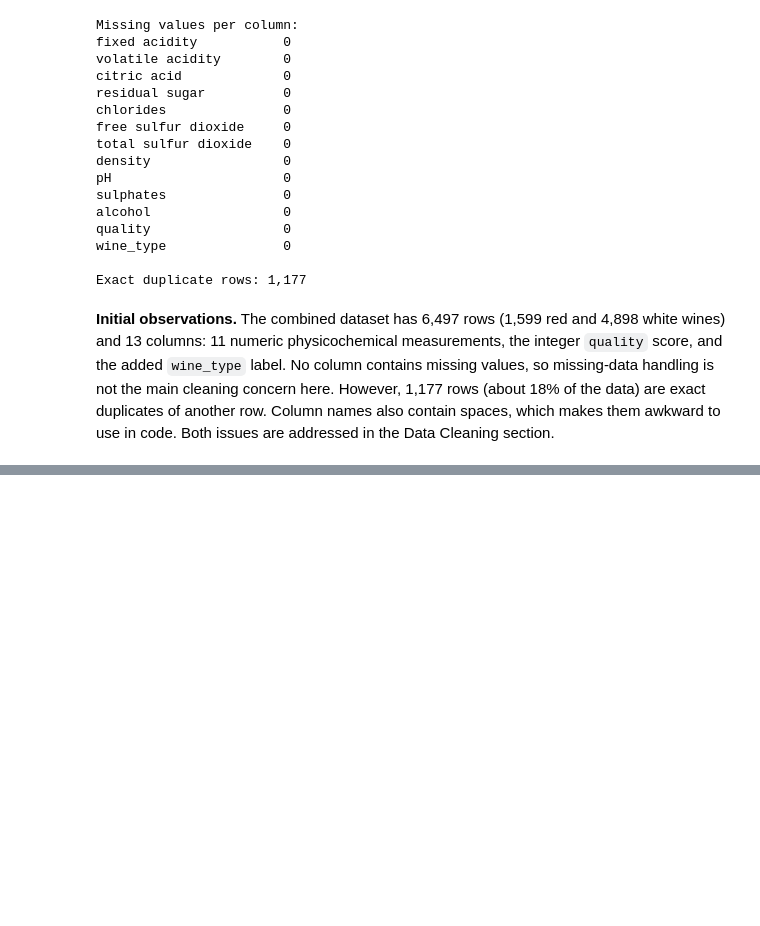
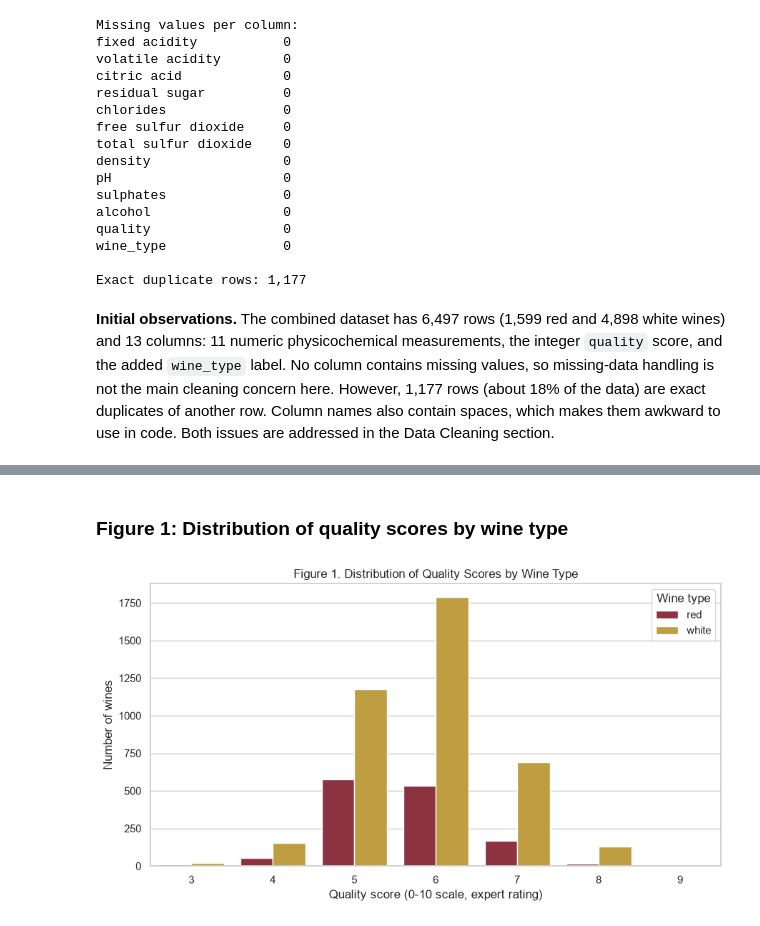
Before and after one commit to alexander-kuzmin-us/ai-programming-foundations-project, a Jupyter notebook: data_workflow.ipynb, the cells around one changed output, grey strips where cells are left out. Cells and saved outputs as stored; diff of their text form; code cells hidden in the pictures; blank space fills up the shorter version.

Commit message:
finished data_workflow

```diff
--- a/data_workflow.ipynb
+++ b/data_workflow.ipynb
@@ -124,0 +267,17 @@ _To be completed in Phase 8: learnings, patterns, assumptions and limitations, a
+# %%
+FEATURE_COLUMNS = [
+    "fixed_acidity", "volatile_acidity", "citric_acid", "residual_sugar",
+    "chlorides", "free_sulfur_dioxide", "total_sulfur_dioxide", "density",
+    "ph", "sulphates", "alcohol",
+]
+
+df_clean = (
+    df.pipe(standardize_column_names)
+      .pipe(remove_duplicates)
+      .pipe(handle_missing_values, strategy="median")
+      .pipe(flag_outliers_iqr, columns=FEATURE_COLUMNS)
+)
+
+print(f"\nRaw data:     {df.shape[0]:,} rows x {df.shape[1]} columns")
+print(f"Cleaned data: {df_clean.shape[0]:,} rows x {df_clean.shape[1]} columns")
+print(df_clean["wine_type"].value_counts().to_string())
@@ -124,0 +452,21 @@ _To be completed in Phase 8: learnings, patterns, assumptions and limitations, a
+# %%
+import os
+
+FIG_DIR = "figures"
+os.makedirs(FIG_DIR, exist_ok=True)
+WINE_PALETTE = {"red": "#9b2335", "white": "#d4a72c"}
+# %% [markdown]
+### Figure 1: Distribution of quality scores by wine type
+# %%
+fig, ax = plt.subplots(figsize=(9, 5))
+sns.countplot(data=df_clean, x="quality", hue="wine_type",
+              palette=WINE_PALETTE, ax=ax)
+ax.set_title("Figure 1. Distribution of Quality Scores by Wine Type")
+ax.set_xlabel("Quality score (0-10 scale, expert rating)")
+ax.set_ylabel("Number of wines")
+ax.legend(title="Wine type")
+fig.tight_layout()
+fig.savefig(os.path.join(FIG_DIR, "fig1_quality_distribution.png"), dpi=150)
+plt.show()
+# %% [output]
+[figure, added]
```
Also changed, not shown: parts of 50 cells of this notebook, 4 other files.
